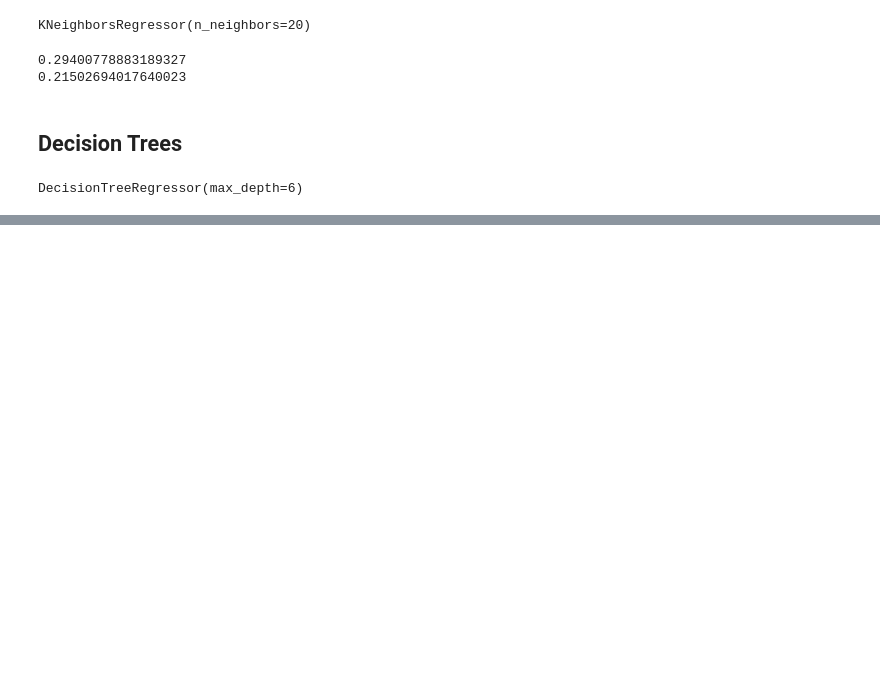
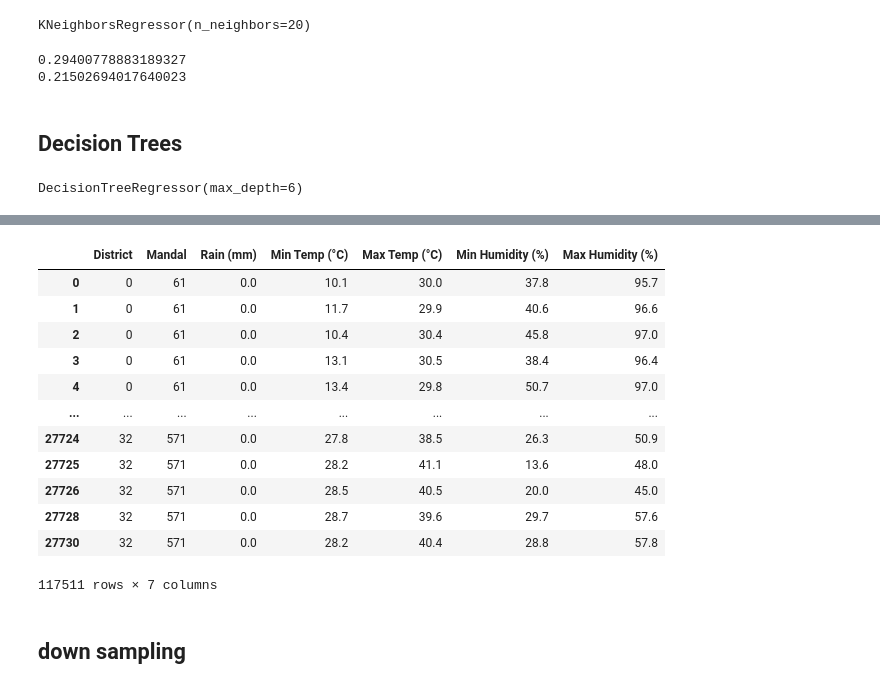
Before and after one commit to smartinternz02/SBSPS-Challenge-7154-SDG-13-Climate-Action, a Jupyter notebook: DATASETS/2021 datasets/project.ipynb, the cells around one changed output, grey strips where cells are left out. Cells and saved outputs as stored; diff of their text form; code cells hidden in the pictures; blank space fills up the shorter version.

```diff
--- a/DATASETS/2021 datasets/project.ipynb
+++ b/DATASETS/2021 datasets/project.ipynb
@@ -867,0 +903,16 @@ print(model2.score(X_test,y_test))
+# %%
+result[result['Rain (mm)']==0]
+# %% [output]
+|  | District | Mandal | Rain (mm) | Min Temp (°C) | Max Temp (°C) | Min Humidity (%) | Max Humidity (%) |
+| 0 | 0 | 61 | 0.0 | 10.1 | 30.0 | 37.8 | 95.7 |
+| 1 | 0 | 61 | 0.0 | 11.7 | 29.9 | 40.6 | 96.6 |
+| 2 | 0 | 61 | 0.0 | 10.4 | 30.4 | 45.8 | 97.0 |
+| 3 | 0 | 61 | 0.0 | 13.1 | 30.5 | 38.4 | 96.4 |
+| 4 | 0 | 61 | 0.0 | 13.4 | 29.8 | 50.7 | 97.0 |
+| ... | ... | ... | ... | ... | ... | ... | ... |
+| 27724 | 32 | 571 | 0.0 | 27.8 | 38.5 | 26.3 | 50.9 |
+| 27725 | 32 | 571 | 0.0 | 28.2 | 41.1 | 13.6 | 48.0 |
+| 27726 | 32 | 571 | 0.0 | 28.5 | 40.5 | 20.0 | 45.0 |
+| 27728 | 32 | 571 | 0.0 | 28.7 | 39.6 | 29.7 | 57.6 |
+| 27730 | 32 | 571 | 0.0 | 28.2 | 40.4 | 28.8 | 57.8 |
+117511 rows × 7 columns
@@ -867,0 +922,2 @@ print(model2.score(X_test,y_test))
+# %% [markdown]
+## down sampling
```
Also changed, not shown: parts of 19 cells of this notebook, 1 other file.
